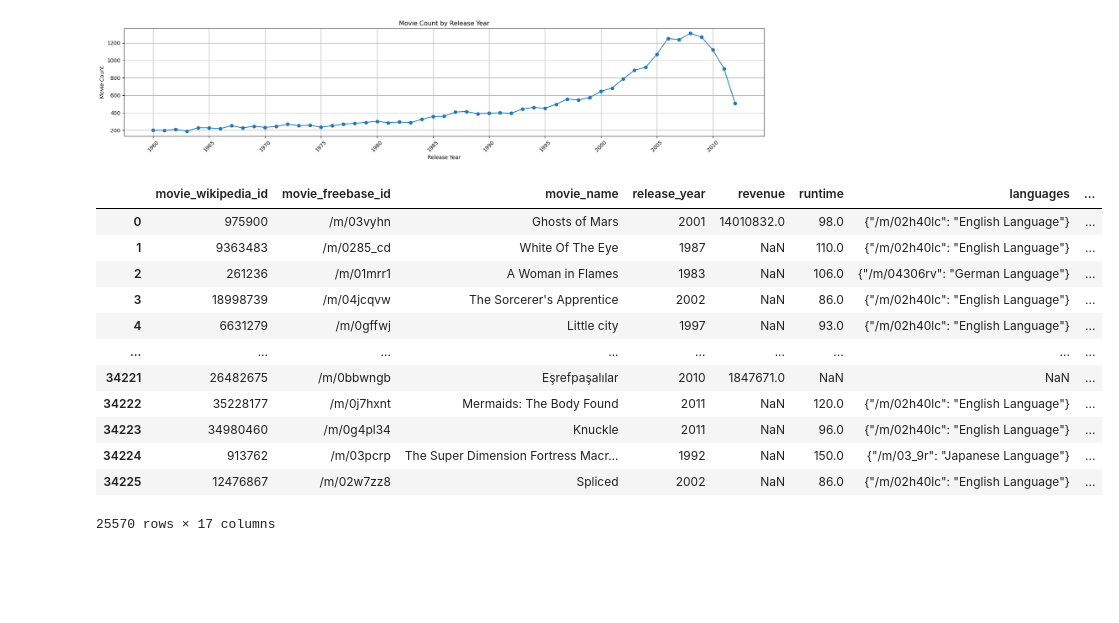
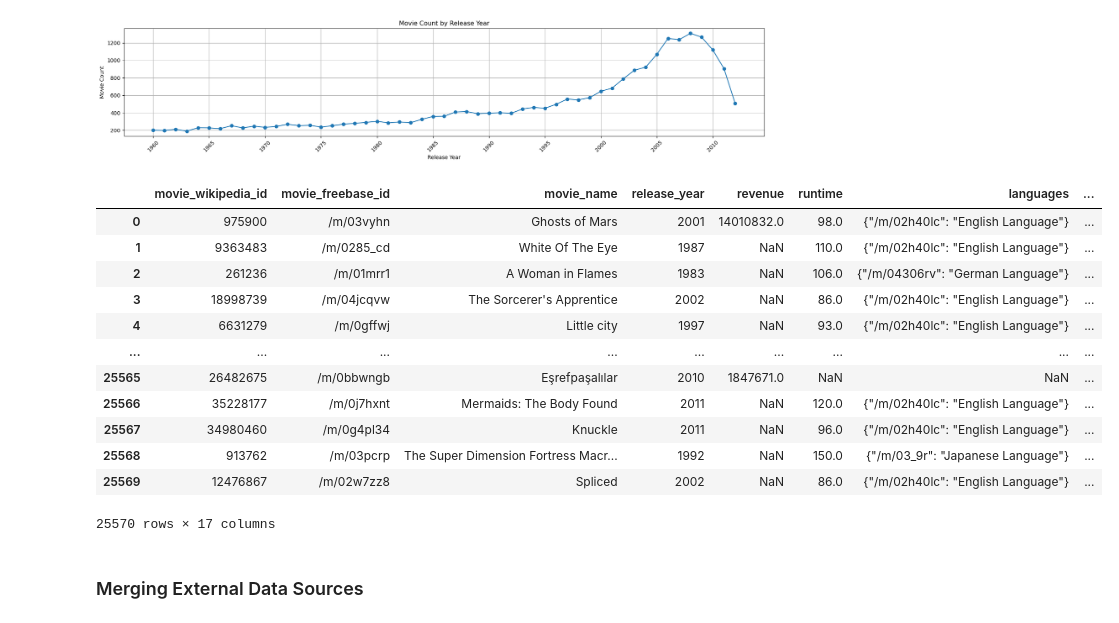
Before and after one commit to epfl-ada/ada-2023-project-biasbusters, a Jupyter notebook: initial_analysis.ipynb, the cells around one changed output. Drawn from its saved outputs; the diff is of its cells as text; code cells hidden in the pictures; blank space fills up the shorter version.

```diff
--- a/initial_analysis.ipynb
+++ b/initial_analysis.ipynb
@@ -491,20 +526,20 @@ plt.show()
 # %% [output]
 [figure]
 # %%
-filtered_df = filtered_df[(filtered_df['release_year'].astype(int) >= 1960) & (filtered_df['release_year'].astype(int) >= 1960)]
+filtered_df = filtered_df[(filtered_df['release_year'].astype(int) >= 1960) & (filtered_df['release_year'].astype(int) >= 1960)].reset_index(drop=True)
 
 filtered_df
 # %% [output]
 |  | movie_wikipedia_id | movie_freebase_id | movie_name | release_year | revenue | runtime | languages | ... |
 | 0 | 975900 | /m/03vyhn | Ghosts of Mars | 2001 | 14010832.0 | 98.0 | {"/m/02h40lc": "English Language"} | ... |
 | 1 | 9363483 | /m/0285_cd | White Of The Eye | 1987 | NaN | 110.0 | {"/m/02h40lc": "English Language"} | ... |
 | 2 | 261236 | /m/01mrr1 | A Woman in Flames | 1983 | NaN | 106.0 | {"/m/04306rv": "German Language"} | ... |
 | 3 | 18998739 | /m/04jcqvw | The Sorcerer's Apprentice | 2002 | NaN | 86.0 | {"/m/02h40lc": "English Language"} | ... |
 | 4 | 6631279 | /m/0gffwj | Little city | 1997 | NaN | 93.0 | {"/m/02h40lc": "English Language"} | ... |
 | ... | ... | ... | ... | ... | ... | ... | ... | ... |
-| 34221 | 26482675 | /m/0bbwngb | Eşrefpaşalılar | 2010 | 1847671.0 | NaN | NaN | ... |
-| 34222 | 35228177 | /m/0j7hxnt | Mermaids: The Body Found | 2011 | NaN | 120.0 | {"/m/02h40lc": "English Language"} | ... |
-| 34223 | 34980460 | /m/0g4pl34 | Knuckle | 2011 | NaN | 96.0 | {"/m/02h40lc": "English Language"} | ... |
-| 34224 | 913762 | /m/03pcrp | The Super Dimension Fortress Macr... | 1992 | NaN | 150.0 | {"/m/03_9r": "Japanese Language"} | ... |
-| 34225 | 12476867 | /m/02w7zz8 | Spliced | 2002 | NaN | 86.0 | {"/m/02h40lc": "English Language"} | ... |
+| 25565 | 26482675 | /m/0bbwngb | Eşrefpaşalılar | 2010 | 1847671.0 | NaN | NaN | ... |
+| 25566 | 35228177 | /m/0j7hxnt | Mermaids: The Body Found | 2011 | NaN | 120.0 | {"/m/02h40lc": "English Language"} | ... |
+| 25567 | 34980460 | /m/0g4pl34 | Knuckle | 2011 | NaN | 96.0 | {"/m/02h40lc": "English Language"} | ... |
+| 25568 | 913762 | /m/03pcrp | The Super Dimension Fortress Macr... | 1992 | NaN | 150.0 | {"/m/03_9r": "Japanese Language"} | ... |
+| 25569 | 12476867 | /m/02w7zz8 | Spliced | 2002 | NaN | 86.0 | {"/m/02h40lc": "English Language"} | ... |
 25570 rows × 17 columns
@@ -510,0 +548,2 @@ filtered_df
+# %% [markdown]
+### Merging External Data Sources
```
Also changed, not shown: parts of 23 cells of this notebook, 1 other file.
